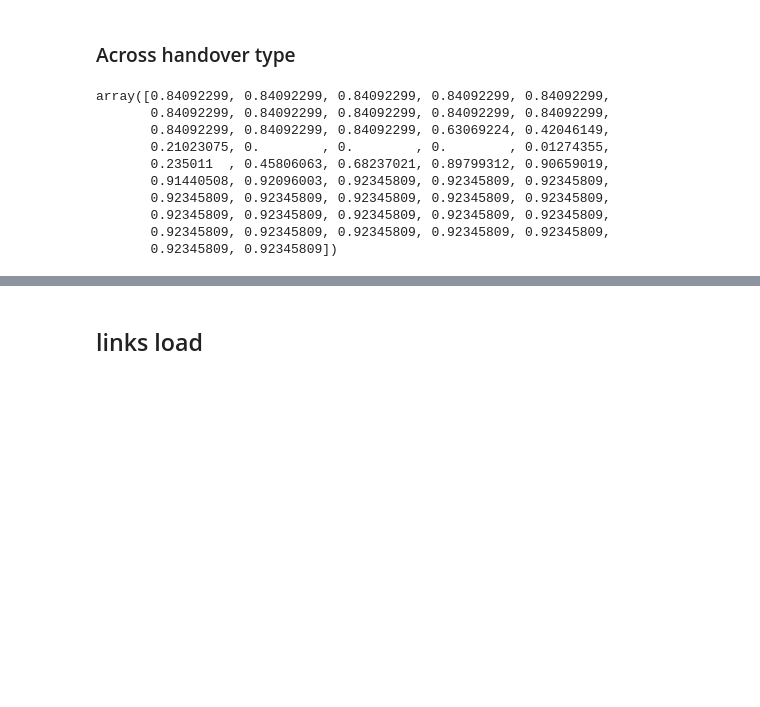
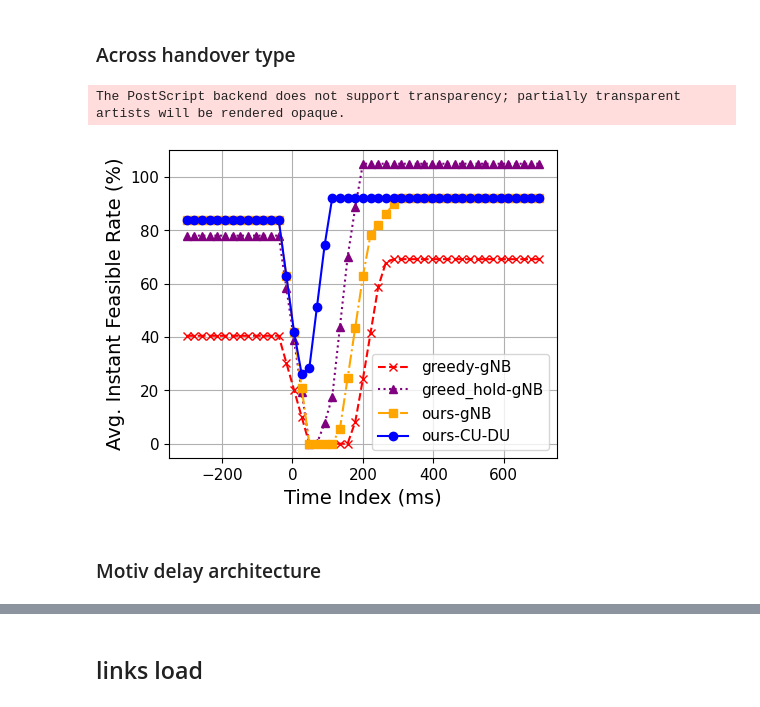
Before and after one commit to yutailin1993/StarryNet, a Jupyter notebook: result_plot.ipynb, the cells around one changed output, grey strips where cells are left out. Cells and saved outputs as stored; diff of their text form; code cells hidden in the pictures; blank space fills up the shorter version.

```diff
--- a/result_plot.ipynb
+++ b/result_plot.ipynb
@@ -286,3 +261,27 @@ The PostScript backend does not support transparency; partially transparent arti
+# %%
+# Plotting line charts for avg_feasible_rate_list
+plt.figure(figsize=(5, 4))
+
+colors = ['red', 'purple', 'orange', 'blue']
+styles = ['--x', ':^', '-.s', '-o']
+system = ['greedy-gNB', 'greed_hold-gNB', 'ours-gNB', 'ours-CU-DU']
+
+for idx, avg_feasible_rate in enumerate(avg_feasible_rate_list):
+    plt.plot(np.linspace(-300, 700, len(avg_feasible_rate)), avg_feasible_rate, styles[idx], color=colors[idx], label=f'{system[idx]}')
+
+plt.xlabel('Time Index (ms)', fontsize=14)
+plt.ylabel('Avg. Instant Feasible Rate (%)', fontsize=14)
+plt.xticks(fontsize=11)
+plt.yticks(fontsize=11)
+plt.legend(fontsize=11)
+plt.grid(True)
+plt.savefig('../results/figures/instant_feasible_rate.eps', format='eps')
+plt.show()
+# %% [output]
+The PostScript backend does not support transparency; partially transparent artists will be rendered opaque.
+[figure, added]
+# %% [markdown]
+### Motiv delay architecture
 # %%
 handover_types = ['CU-1', 'CU-2', 'DU-1', 'DU-2']
 file_dir = results_dir + holistic_results_dir
@@ -307,19 +306,6 @@ for idx, handover in enumerate(handover_types):
                                                      handover, delay_dir))
 
 avg_feasible_rate_list = np.array(avg_feasible_rate_list) * 100
-# %%
-avg_feasible_rate
-# %% [output]
-array([0.84092299, 0.84092299, 0.84092299, 0.84092299, 0.84092299,
-       0.84092299, 0.84092299, 0.84092299, 0.84092299, 0.84092299,
-       0.84092299, 0.84092299, 0.84092299, 0.63069224, 0.42046149,
-       0.21023075, 0.        , 0.        , 0.        , 0.01274355,
-       0.235011  , 0.45806063, 0.68237021, 0.89799312, 0.90659019,
-       0.91440508, 0.92096003, 0.92345809, 0.92345809, 0.92345809,
-       0.92345809, 0.92345809, 0.92345809, 0.92345809, 0.92345809,
-       0.92345809, 0.92345809, 0.92345809, 0.92345809, 0.92345809,
-       0.92345809, 0.92345809, 0.92345809, 0.92345809, 0.92345809,
-       0.92345809, 0.92345809])
 # %%
 # Plotting line charts for avg_feasible_rate_list
 plt.figure(figsize=(5, 4))
```
Also changed, not shown: parts of 25 cells of this notebook, 1 other file.
